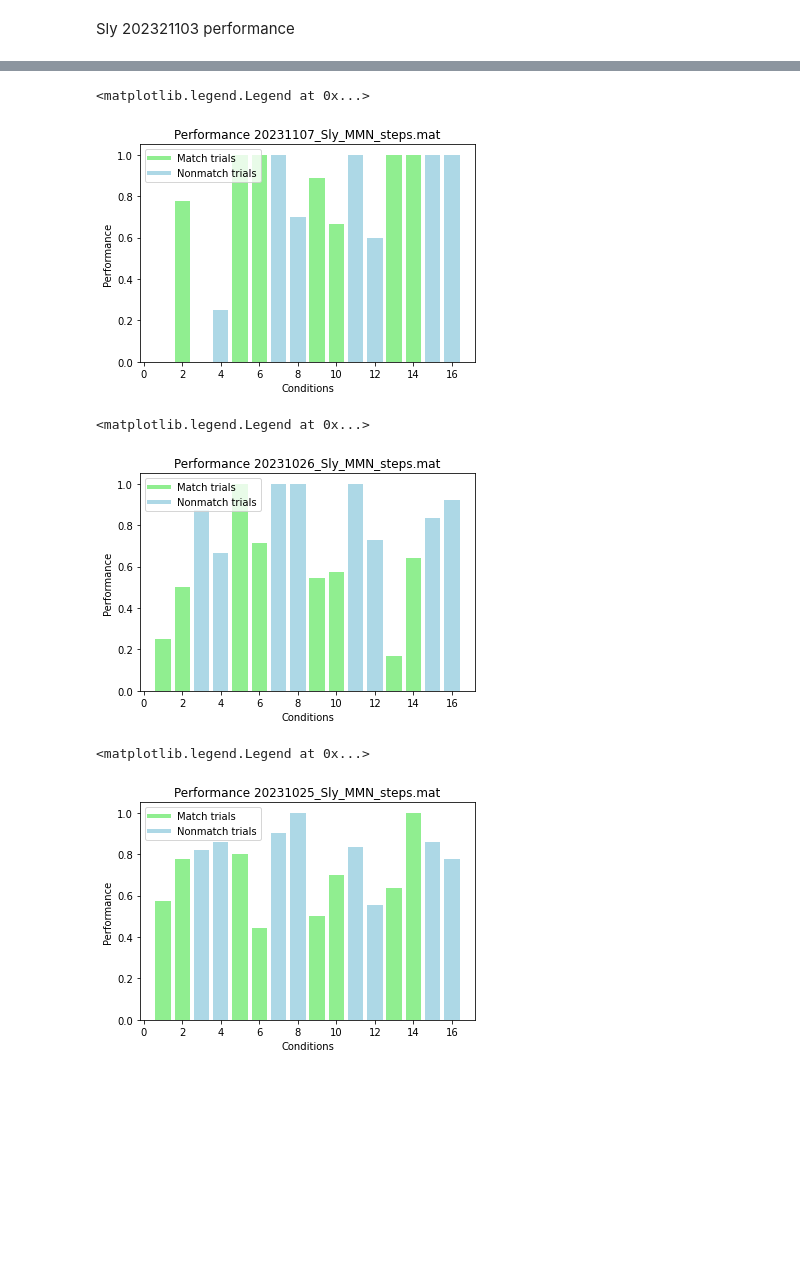
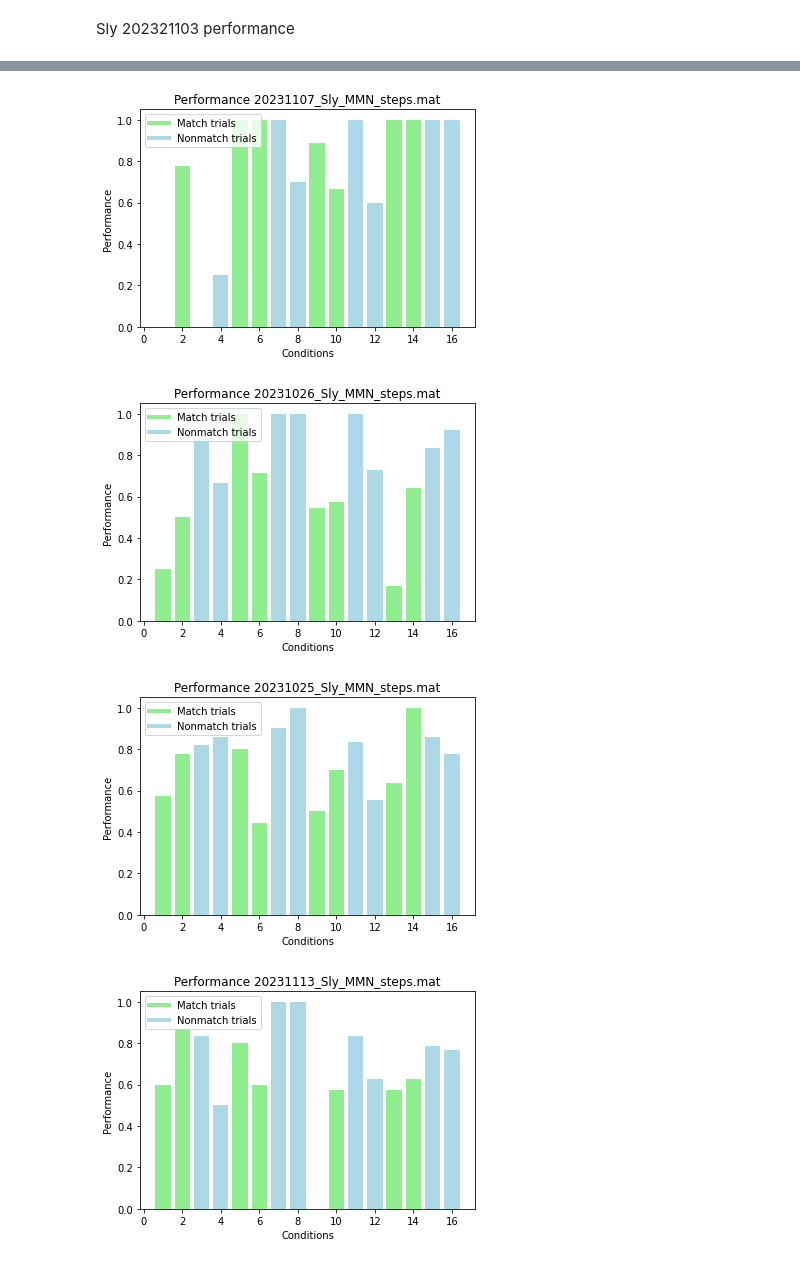
Before and after one commit to Sihai-Li/MMN_analysis, a Jupyter notebook: Sly_2rep_beh.ipynb, the cells around one changed output, grey strips where cells are left out. Drawn from its saved outputs; the diff is of its cells as text; code cells hidden in the pictures; blank space fills up the shorter version.

Commit message:
updated_performance

```diff
--- a/Sly_2rep_beh.ipynb
+++ b/Sly_2rep_beh.ipynb
@@ -162,8 +169,10 @@ handles = [plt.Line2D([0], [0], color='lightgreen', lw=4),
 labels = ['Match trials', 'Nonmatch trials']
 
 plt.legend(handles, labels, loc='upper left')
+csv_filename = 'cond_performance_ordered.csv'
+df = pd.DataFrame({'Condition Order': order, 'Performance': cond_performance_ordered})
+df.to_csv(csv_filename, index=False)
 # %% [output]
-<matplotlib.legend.Legend at 0x...>
 [figure]
 # %%
 import numpy as np
@@ -217,8 +226,11 @@ handles = [plt.Line2D([0], [0], color='lightgreen', lw=4),
 labels = ['Match trials', 'Nonmatch trials']
 
 plt.legend(handles, labels, loc='upper left')
+
+csv_filename = 'cond_performance_ordered.csv'
+df = pd.DataFrame({'Condition Order': order, 'Performance': cond_performance_ordered})
+df.to_csv(csv_filename, index=False)
 # %% [output]
-<matplotlib.legend.Legend at 0x...>
 [figure]
 # %%
 import numpy as np
@@ -272,6 +284,67 @@ handles = [plt.Line2D([0], [0], color='lightgreen', lw=4),
 labels = ['Match trials', 'Nonmatch trials']
 
 plt.legend(handles, labels, loc='upper left')
+
+csv_filename = 'cond_performance_ordered.csv'
+df = pd.DataFrame({'Condition Order': order, 'Performance': cond_performance_ordered})
+df.to_csv(csv_filename, index=False)
 # %% [output]
-<matplotlib.legend.Legend at 0x...>
 [figure]
+# %%
+import numpy as np
+import scipy.io
+import pandas as pd
+import matplotlib.pyplot as plt
+
+# Load data
+name = "20231113_Sly_MMN_steps.mat"
+dict_path = r'D:\Uchi_data\Sly_beh\MMN_data\converted_data\\'
+filename = dict_path + name
+data = scipy.io.loadmat(filename)
+
+beh = data['beh'][0]
+beh_df = pd.DataFrame(beh)
+
+num_cond = int(beh_df['Condition'].max())  # Ensure num_cond is an integer
+
+overall_cond = np.zeros(num_cond)
+correct_cond = np.zeros(num_cond)
+RT_cond = np.full((num_cond, 200), np.nan)
+
+for _, row in beh_df.iterrows():
+    for i in range(1, num_cond + 1):  # MATLAB indices start from 1
+        if row['Condition'] == i and (row['TrialError'] == 0 or row['TrialError'] == 8):
+            overall_cond[i-1] += 1  # Adjust for 0-based indexing
+
+            if row['TrialError'] == 0:
+                correct_cond[i-1] += 1
+                RT_cond[i-1, int(correct_cond[i-1])-1] = row['ReactionTime']
+
+mean_RT = np.nanmean(RT_cond, axis=1)
+cond_performance = correct_cond / overall_cond
+
+
+plt.figure()
+order = [9, 12, 8, 7, 10, 11, 5, 6, 13, 15, 4, 2, 14, 16, 1, 3]
+cond_performance_ordered = [cond_performance[i-1] for i in order]
+
+colors = ['lightgreen' if i in [1, 2, 5, 6, 9, 10, 13, 14] else 'lightblue' for i in range(1, 17)]
+
+bars = plt.bar(range(1, 17), cond_performance_ordered, color=colors)
+plt.xlabel('Conditions')
+plt.ylabel('Performance')
+plt.title('Performance ' + name)
+
+# Adding legend with specific color
+handles = [plt.Line2D([0], [0], color='lightgreen', lw=4),
+           plt.Line2D([0], [0], color='lightblue', lw=4)]
+
+labels = ['Match trials', 'Nonmatch trials']
+
+plt.legend(handles, labels, loc='upper left')
+
+csv_filename = 'cond_performance_ordered.csv'
+df = pd.DataFrame({'Condition Order': order, 'Performance': cond_performance_ordered})
+df.to_csv(csv_filename, index=False)
+# %% [output]
+[figure, added]
```
Also changed, not shown: parts of 6 cells of this notebook, 2 other files.
